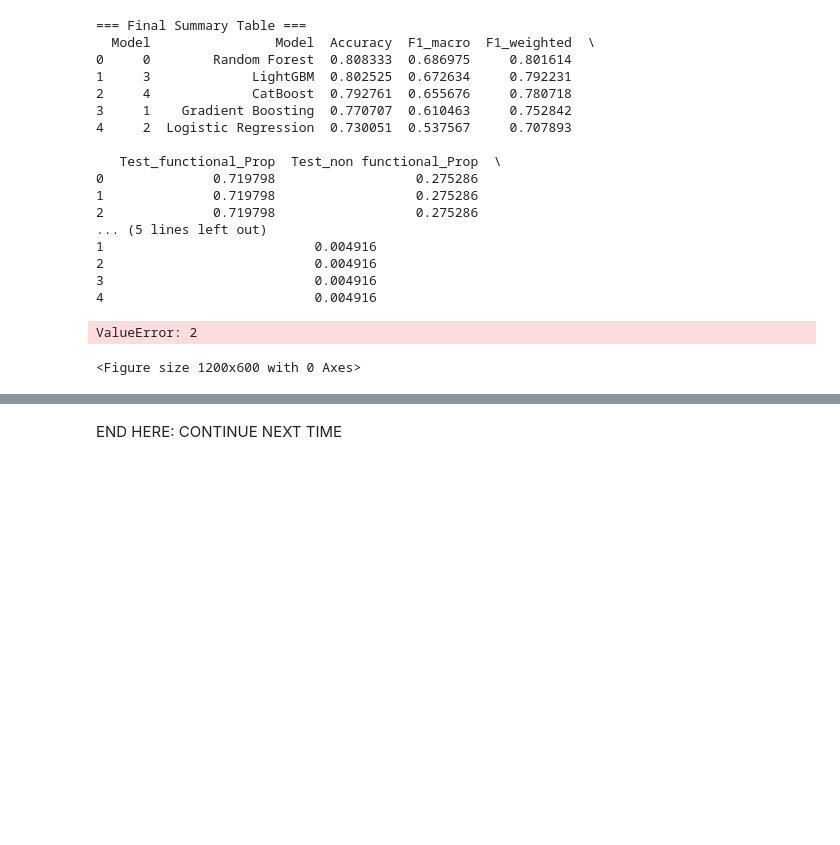
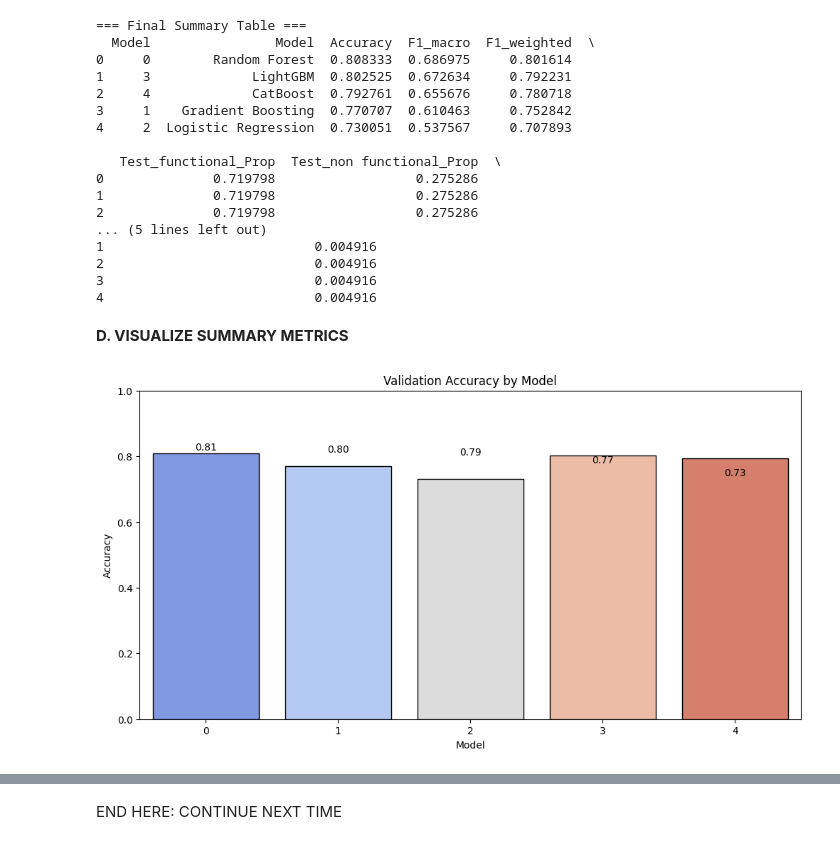
Before and after one commit to albert-raphael/water-pump, a Jupyter notebook: Notebooks/water-pump.ipynb, the cells around one changed output, grey strips where cells are left out. Drawn from its saved outputs; the diff is of its cells as text; code cells hidden in the pictures; blank space fills up the shorter version.

```diff
--- a/Notebooks/water-pump.ipynb
+++ b/Notebooks/water-pump.ipynb
@@ -1632,22 +1632,23 @@ print(summary_df)
 2                           0.004916
 3                           0.004916
 4                           0.004916
+# %% [markdown]
+**D. VISUALIZE SUMMARY METRICS**
 # %%
 # VISUALIZE SUMMARY METRICS
+# Remove duplicate 'Model' column if present
+if summary_df.columns.tolist().count('Model') > 1:
+    summary_df = summary_df.loc[:,~summary_df.columns.duplicated()]
+
 plt.figure(figsize=(12,6))
-
-# Reset index to ensure sequential integer index for annotation
-summary_df_plot = summary_df.reset_index(drop=True)
-
-sns.barplot(x='Model', y='Accuracy', data=summary_df_plot, palette='coolwarm', edgecolor='black')
+sns.barplot(x='Model', y='Accuracy', data=summary_df, palette='coolwarm', edgecolor='black')
 plt.title("Validation Accuracy by Model")
 plt.ylabel("Accuracy")
 plt.ylim(0,1)
 
 # Add Accuracy values on bars
-for i, v in enumerate(summary_df_plot['Accuracy']):
+for i, v in enumerate(summary_df['Accuracy']):
     plt.text(i, v + 0.01, f"{v:.2f}", ha='center', fontsize=10)
 plt.show()
 # %% [output]
-ValueError: 2
-<Figure size 1200x600 with 0 Axes>
+[figure, added]
```
Also changed, not shown: parts of 5 cells of this notebook.
